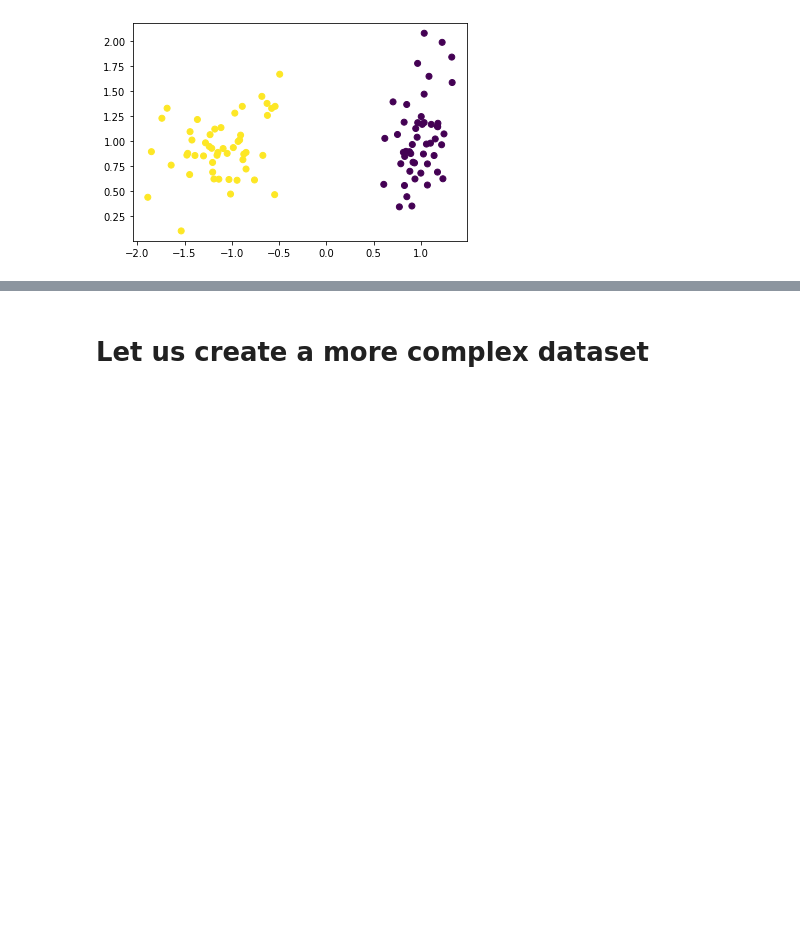
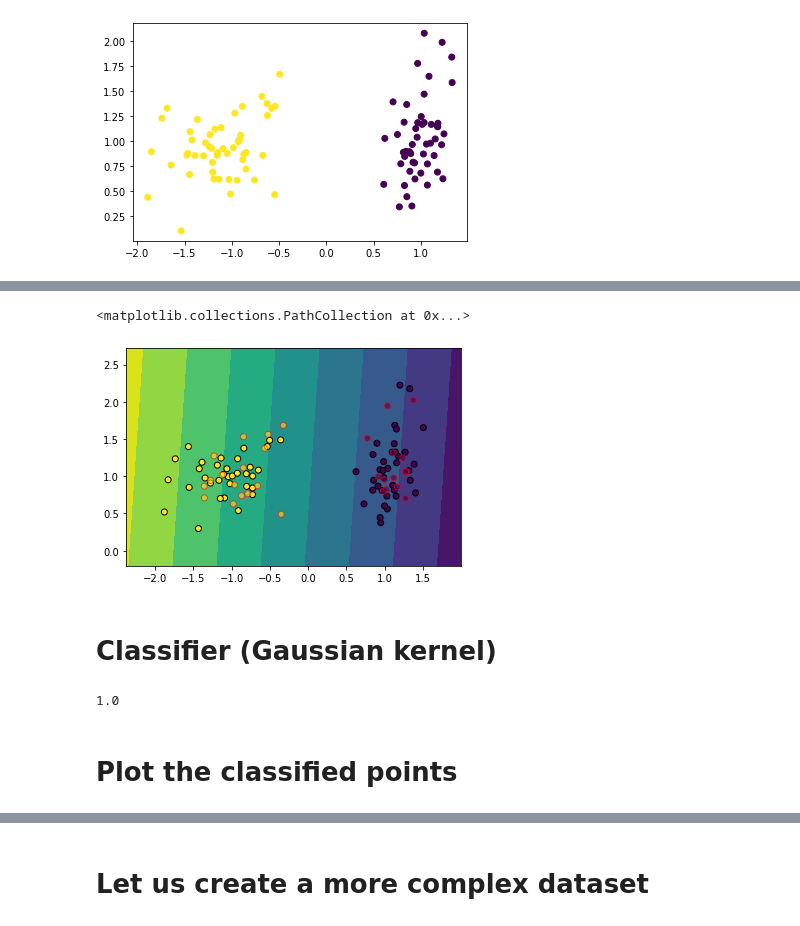
Before and after one commit to nonlinearxwaves/quantummachinelearning, a Jupyter notebook: scikitexample.ipynb, the cells around one changed output, grey strips where cells are left out. Drawn from its saved outputs; the diff is of its cells as text; code cells hidden in the pictures; blank space fills up the shorter version.

```diff
--- a/scikitexample.ipynb
+++ b/scikitexample.ipynb
@@ -65,0 +72,6 @@ plt.scatter(X[:, 0], X[:, 1], c=y)
+# %%
+clf=SVC(kernel="linear", C=0.05)
+#SVC(gamma=2, C=1),
+# %%
+clf.fit(X_train, y_train)
+score = clf.score(X_test, y_test)
@@ -65,0 +84,28 @@ plt.scatter(X[:, 0], X[:, 1], c=y)
+# %%
+x_min, x_max = X[:, 0].min() - 0.5, X[:, 0].max() + 0.5
+y_min, y_max = X[:, 1].min() - 0.5, X[:, 1].max() + 0.5
+xx, yy = np.meshgrid(np.arange(x_min, x_max, h), np.arange(y_min, y_max, h))
+# %%
+Z = clf.decision_function(np.c_[xx.ravel(), yy.ravel()])
+# %%
+ # Put the result into a color plot
+Z = Z.reshape(xx.shape)
+ax = plt.subplot()
+ax.contourf(xx, yy, Z, alpha=1)
+# Plot the training points
+ax.scatter(
+            X_train[:, 0], X_train[:, 1], c=y_train,  edgecolors="k"
+        )
+# Plot the testing points
+ax.scatter(
+            X_test[:, 0],
+            X_test[:, 1],
+            c=y_test,
+            edgecolors="r",
+            alpha=0.6,
+        )
+# %% [output]
+<matplotlib.collections.PathCollection at 0x...>
+[figure, added]
+# %% [markdown]
+# Classifier (Gaussian kernel)
@@ -65,0 +117,6 @@ plt.scatter(X[:, 0], X[:, 1], c=y)
+# %%
+print(score)
+# %% [output]
+1.0
+# %% [markdown]
+# Plot the classified points
```
Also changed, not shown: parts of 24 cells of this notebook.
